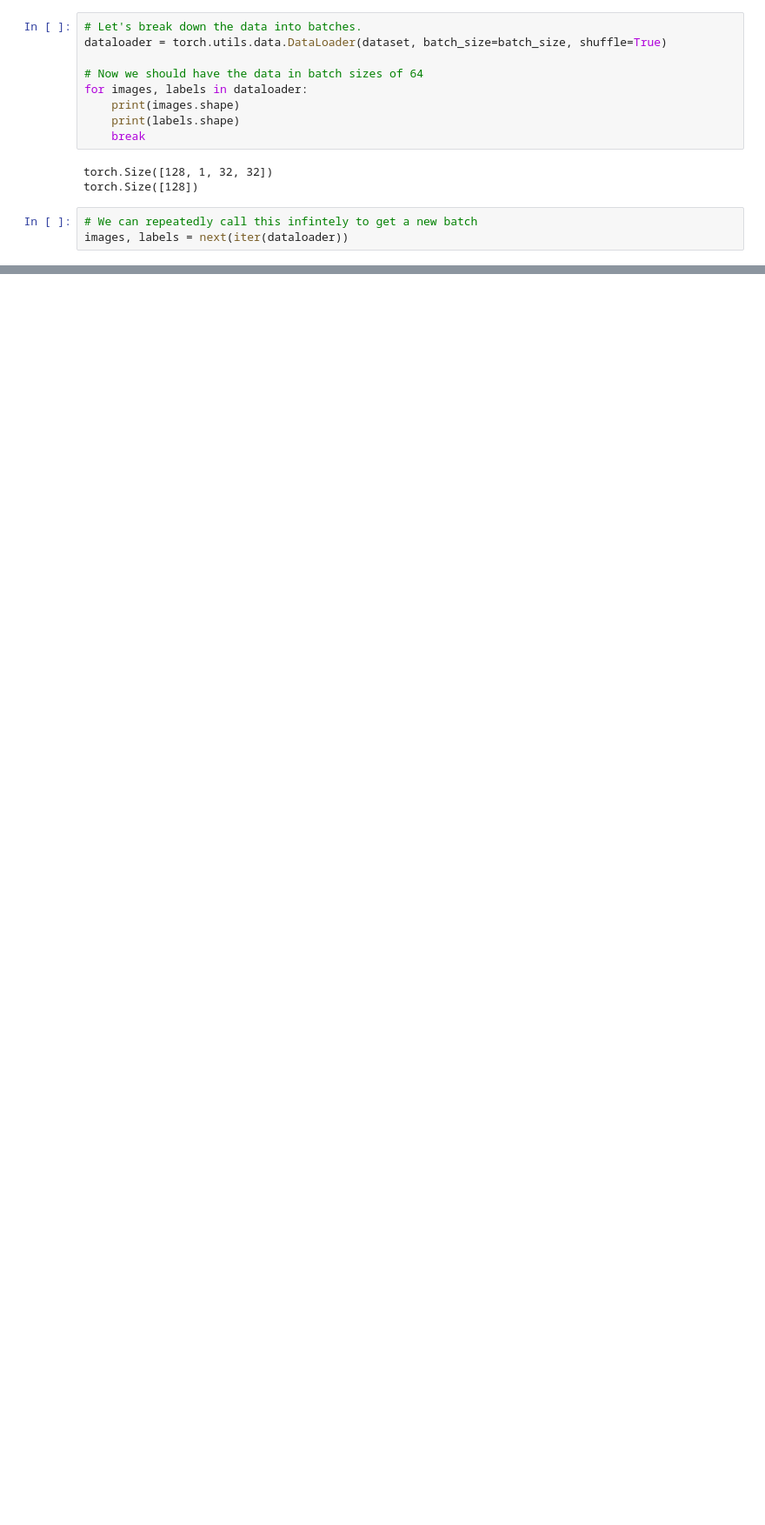
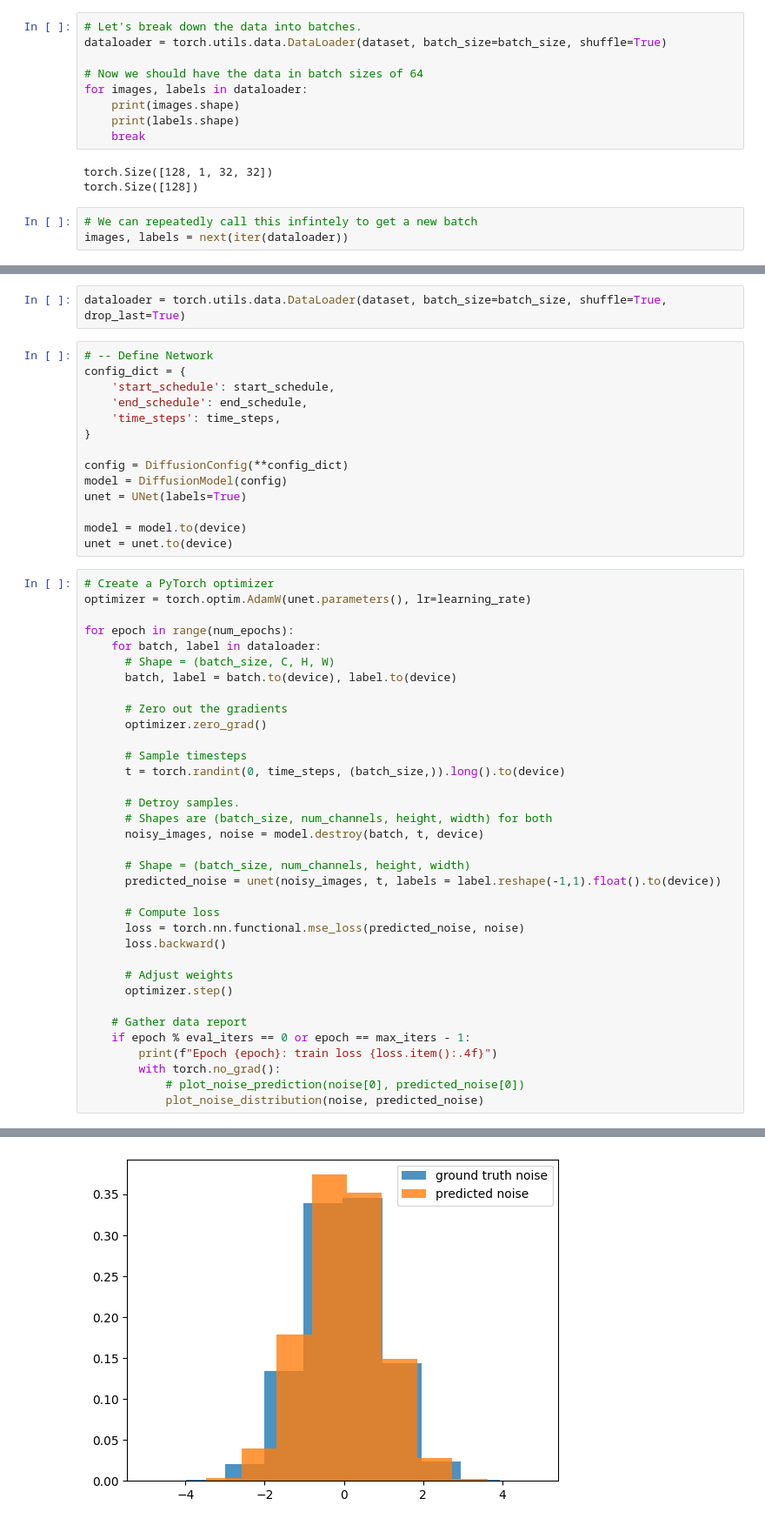
Before and after one commit to Shashank-Ojha/FashionDiffusion, a Jupyter notebook: trainer.ipynb, the cells around one changed output, grey strips where cells are left out. Shown at 87% size. Cells and saved outputs as stored; diff of their text form; blank space fills up the shorter version.

```diff
--- a/trainer.ipynb
+++ b/trainer.ipynb
@@ -254,0 +286,52 @@ NameError: name 'diffusion_model' is not defined
+# %%
+dataloader = torch.utils.data.DataLoader(dataset, batch_size=batch_size, shuffle=True, drop_last=True)
+# %%
+# -- Define Network
+config_dict = {
+    'start_schedule': start_schedule,
+    'end_schedule': end_schedule,
+    'time_steps': time_steps,
+}
+
+config = DiffusionConfig(**config_dict)
+model = DiffusionModel(config)
+unet = UNet(labels=True)
+
+model = model.to(device)
+unet = unet.to(device)
+# %%
+# Create a PyTorch optimizer
+optimizer = torch.optim.AdamW(unet.parameters(), lr=learning_rate)
+
+for epoch in range(num_epochs):
+    for batch, label in dataloader:
+      # Shape = (batch_size, C, H, W)
+      batch, label = batch.to(device), label.to(device)
+
+      # Zero out the gradients
+      optimizer.zero_grad()
+
+      # Sample timesteps
+      t = torch.randint(0, time_steps, (batch_size,)).long().to(device)
+
+      # Detroy samples.
+      # Shapes are (batch_size, num_channels, height, width) for both
+      noisy_images, noise = model.destroy(batch, t, device)
+
+      # Shape = (batch_size, num_channels, height, width)
+      predicted_noise = unet(noisy_images, t, labels = label.reshape(-1,1).float().to(device))
+
+      # Compute loss
+      loss = torch.nn.functional.mse_loss(predicted_noise, noise)
+      loss.backward()
+
+      # Adjust weights
+      optimizer.step()
+
+    # Gather data report
+    if epoch % eval_iters == 0 or epoch == max_iters - 1:
+        print(f"Epoch {epoch}: train loss {loss.item():.4f}")
+        with torch.no_grad():
+            # plot_noise_prediction(noise[0], predicted_noise[0])
+            plot_noise_distribution(noise, predicted_noise)
+# %% [output]
@@ -254,0 +339 @@ NameError: name 'diffusion_model' is not defined
+[figure, added]
```
Also changed, not shown: parts of 13 cells of this notebook, 4 other files.
